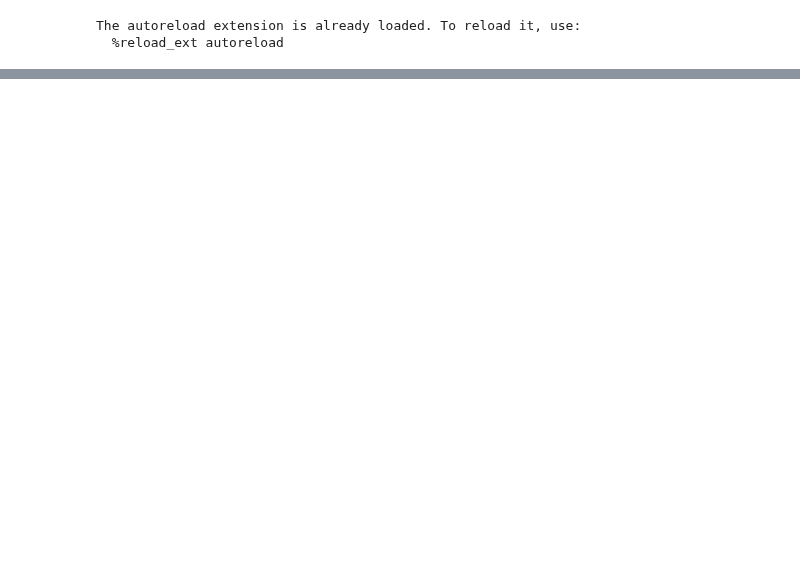
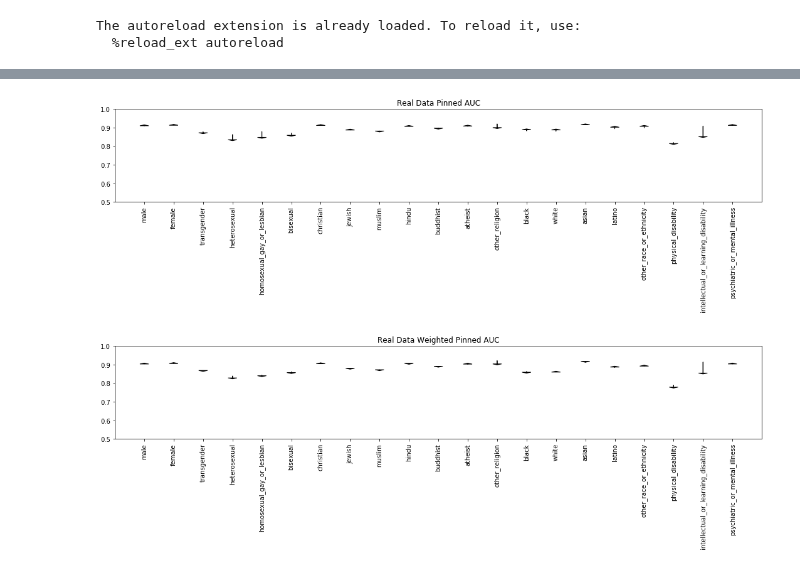
Before and after one commit to conversationai/unintended-ml-bias-analysis, a Jupyter notebook: unintended_ml_bias/prod_models_analysis.ipynb, the cells around one changed output, grey strips where cells are left out. Saved outputs shown, nothing was run; the diff lists cells and outputs as text; code cells hidden in the pictures; blank space fills up the shorter version.

```diff
--- a/unintended_ml_bias/prod_models_analysis.ipynb
+++ b/unintended_ml_bias/prod_models_analysis.ipynb
@@ -129,0 +144,22 @@ def scatterplot(results, subgroups, model_1, model_2, y_label):
+# %%
+real_data_model_families = [
+    ['rock_toxicity'],#, 'wiki_cnn_v3_101', 'wiki_cnn_v3_102'],
+    ['rock_v6_1_toxicity'],# 'wiki_debias_cnn_v3_101', 'wiki_debias_cnn_v3_102'],
+]
+# %%
+for human_label in human_labels:
+    real_data[human_label] = convert_to_boolean_labels(real_data[human_label])
+# %%
+real_data_results = model_bias_analysis.per_subgroup_aucs(real_data, identities, real_data_model_families, 'toxicity')
+# %%
+real_data_results['TOXICITY_V1_pinned_auc'] = real_data_results.apply(lambda row: row['rock_toxicity_aucs'][0], axis=1)
+real_data_results['TOXICITY_V6_pinned_auc'] = real_data_results.apply(lambda row: row['rock_v6_1_toxicity_aucs'][0], axis=1)
+
+real_data_results['TOXICITY_V1_weighted_pinned_auc'] = real_data_results.apply(lambda row: row['rock_toxicity_normalized_pinned_aucs'][0], axis=1)
+real_data_results['TOXICITY_V6_weighted_pinned_auc'] = real_data_results.apply(lambda row: row['rock_v6_1_toxicity_normalized_pinned_aucs'][0], axis=1)
+
+real_data_results['TOXICITY_V1_negative_aeg'] = real_data_results.apply(lambda row: row['rock_toxicity_within_negative_label_mwus'][0], axis=1)
+real_data_results['TOXICITY_V6_negative_aeg'] = real_data_results.apply(lambda row: row['rock_v6_1_toxicity_within_negative_label_mwus'][0], axis=1)
+
+real_data_results['TOXICITY_V1_positive_aeg'] = real_data_results.apply(lambda row: row['rock_toxicity_within_positive_label_mwus'][0], axis=1)
+real_data_results['TOXICITY_V6_positive_aeg'] = real_data_results.apply(lambda row: row['rock_v6_1_toxicity_within_positive_label_mwus'][0], axis=1)
@@ -145,0 +182,6 @@ scatterplot(madlibs_results, terms, 'TOXICITY_V1_positive_aeg', 'TOXICITY_V6_pos
+# %%
+scatterplot(real_data_results, 'TOXICITY_V1_pinned_auc', 'TOXICITY_V6_pinned_auc', 'Real Data Pinned AUC', ylim=(0.5,1.0))
+scatterplot(real_data_results, 'TOXICITY_V1_weighted_pinned_auc', 'TOXICITY_V6_weighted_pinned_auc', 'Real Data Weighted Pinned AUC', ylim=(0.5,1.0))
+# %% [output]
+[figure, added]
+[figure, added]
```
Also changed, not shown: parts of 22 cells of this notebook.
